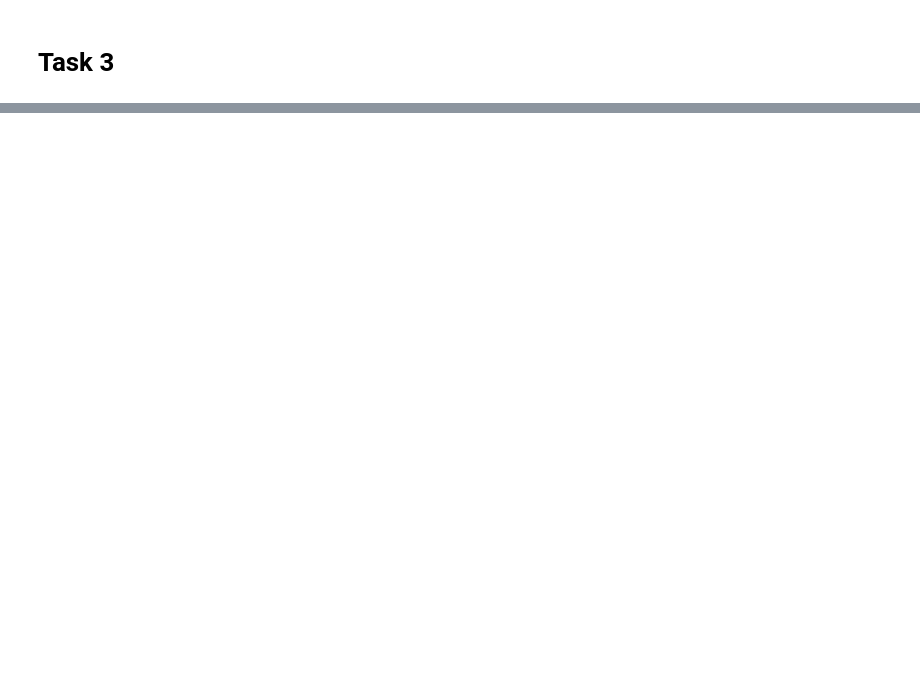
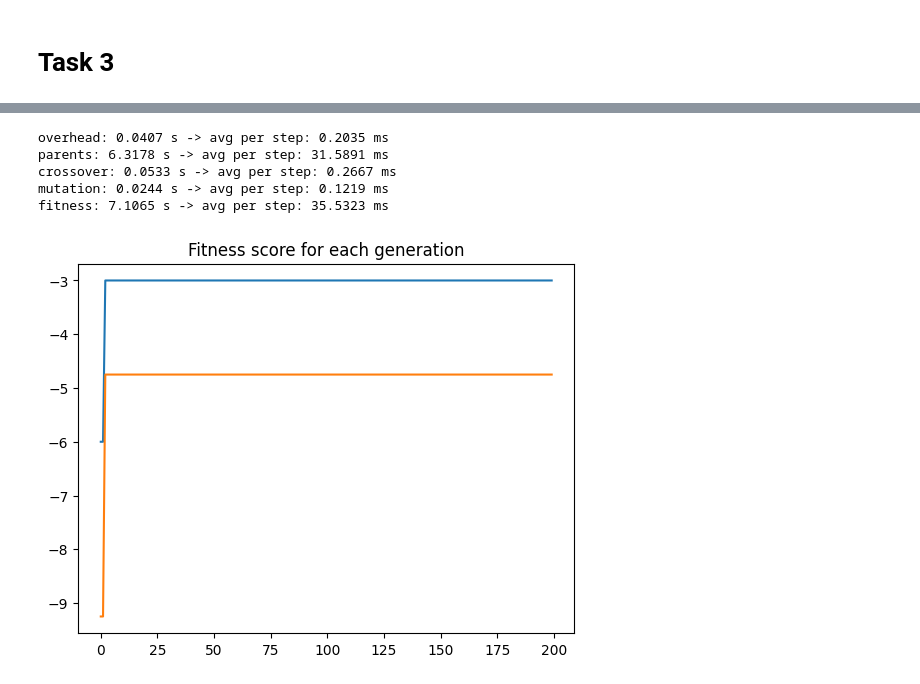
Before and after one commit to Prozvan/IS-Seminar-1, a Jupyter notebook: Task3.ipynb, the cells around one changed output, grey strips where cells are left out. Cells and saved outputs as stored; diff of their text form; code cells hidden in the pictures; blank space fills up the shorter version.

```diff
--- a/Task3.ipynb
+++ b/Task3.ipynb
@@ -784,0 +897,15 @@ generation: 4.7548 s -> avg per step: 23.7740 ms
+# %%
+#times for multi objective
+printTimes()
+#REVIEW:
+# fitness [-3, -4.75] -> NOT valid
+# Diana overlaping
+# Much slower on parents and fitnes
+# because nsga2 sorting done twice per generation
+# %% [output]
+overhead: 0.0407 s -> avg per step: 0.2035 ms
+parents: 6.3178 s -> avg per step: 31.5891 ms
+crossover: 0.0533 s -> avg per step: 0.2667 ms
+mutation: 0.0244 s -> avg per step: 0.1219 ms
+fitness: 7.1065 s -> avg per step: 35.5323 ms
+[figure, added]
```
Also changed, not shown: parts of 11 cells of this notebook, 9 other files.
